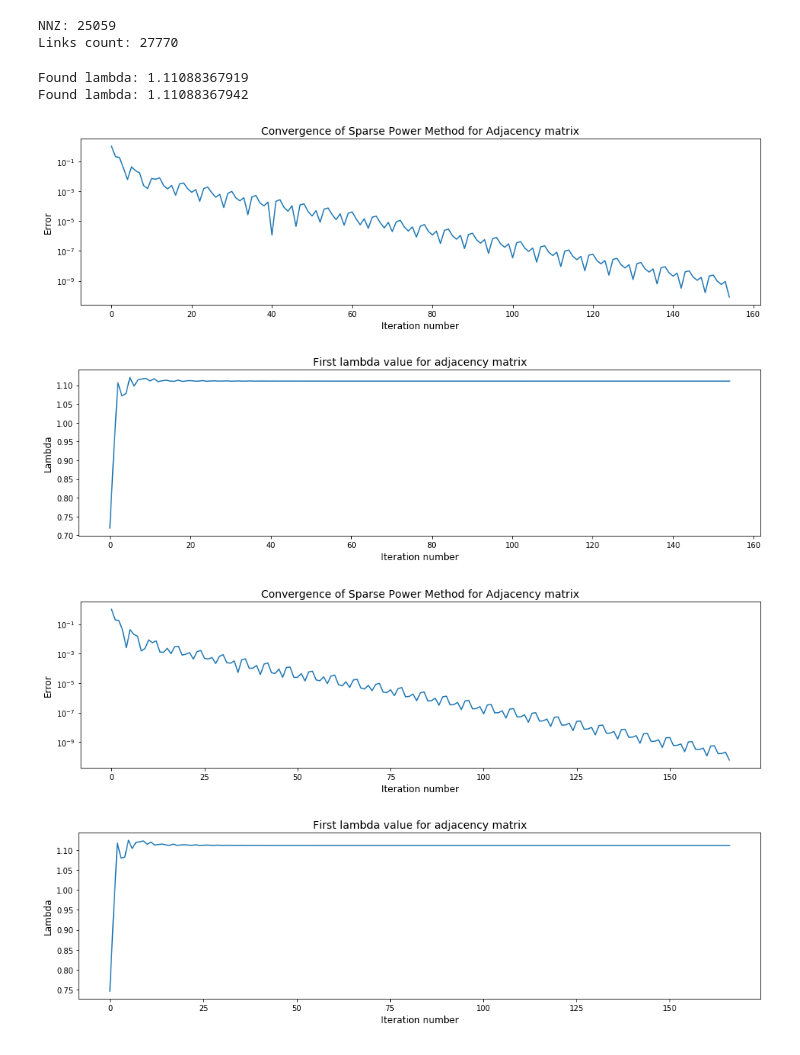
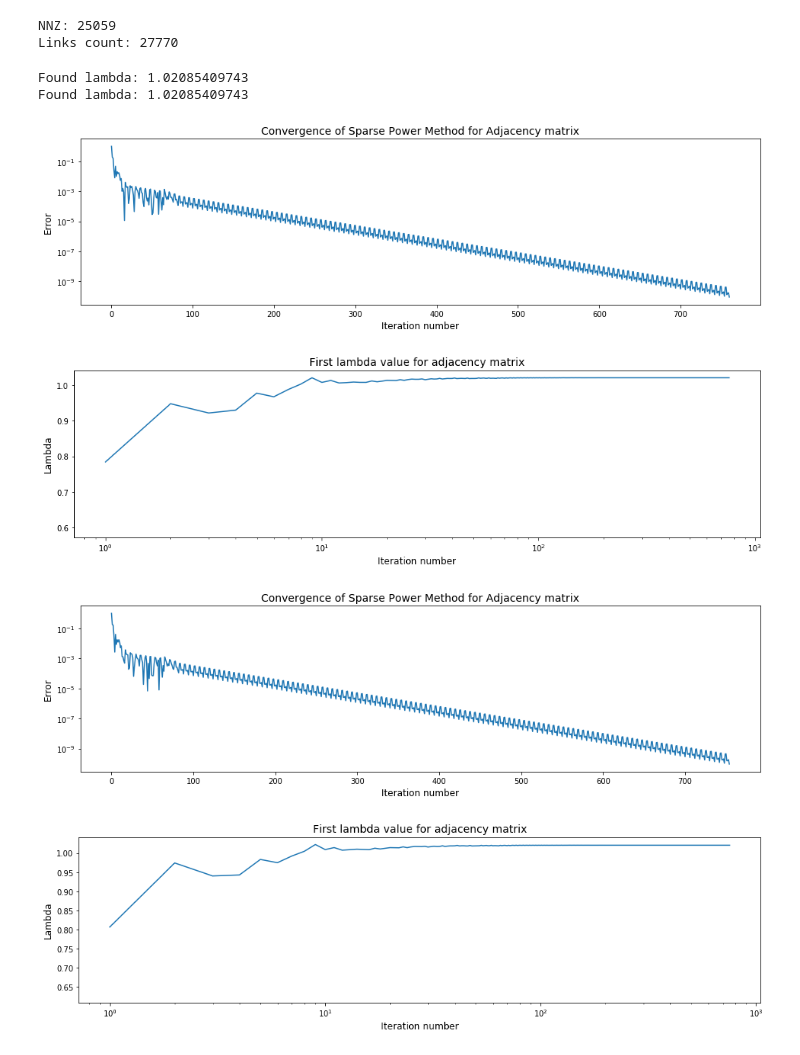
Before and after one commit to bvdmitri/ml-course, a Jupyter notebook: 02.homework/Task 2.ipynb, the cells around one changed output. Cells and saved outputs as stored; diff of their text form; code cells hidden in the pictures.

```diff
--- a/02.homework/Task 2.ipynb
+++ b/02.homework/Task 2.ipynb
@@ -146,6 +146,12 @@ class AdjacencyMatrix:
 
     def getLinksCount(self):
         return self.linksCount
+
+    def getGraph(self):
+        return self.graph
+
+    def getLinkMap(self):
+        return self.linkMap
 
     def generateFromFile(self, fileName):
         k = 0
@@ -188,6 +194,8 @@ class AdjacencyMatrix:
 
         self.matrix =  matrix.tocsr()
         self.nnz = matrix.nnz
+        self.linkMap = linkMap
+        self.graph = graph
 # %%
 class SparseGooglePowerMethodSolver:
     def __init__(self, settings):
@@ -216,6 +224,7 @@ class SparseGooglePowerMethodSolver:
         self.iterations = currentIteration
         self.iterationPoints = iterationPoints
         self.errorPoints = errorPoints
+        self.x = x
 
     def getLambdaPoints(self):
         return self.points
@@ -228,6 +237,9 @@ class SparseGooglePowerMethodSolver:
 
     def getErrorPoints(self):
         return self.errorPoints
+
+    def getX(self):
+        return self.x
 # %%
 matrix = AdjacencyMatrix('data/graph.txt')
 print("NNZ: " + str(matrix.getNNZ()))
@@ -242,44 +254,46 @@ settings = SolverSettings(1e-10, 1000)
 gSolver = SparseGooglePowerMethodSolver(settings)
 
 v0 = np.abs(np.random.randn(matrix.getLinksCount()).reshape(matrix.getLinksCount(), 1))
-gSolver.solve(matrix, 0.85, v0)
+gSolver.solve(matrix, 0.95, v0)
 
 plt.figure(figsize=(16, 4))
 plt.plot(gSolver.getIterationPoints(), gSolver.getErrorPoints())
 plt.title("Convergence of Sparse Power Method for Adjacency matrix", fontsize=14)
 plt.xlabel("Iteration number", fontsize=12)
 plt.ylabel("Error", fontsize=12)
 _ = plt.yscale("log")
 
 plt.figure(figsize=(16, 4))
 plt.plot(gSolver.getIterationPoints(), gSolver.getLambdaPoints())
 plt.title("First lambda value for adjacency matrix", fontsize=14)
 plt.xlabel("Iteration number", fontsize=12)
+plt.xscale("log")
 _ = plt.ylabel("Lambda", fontsize=12)
 
 print("Found lambda: " + str(gSolver.getLambdaPoints()[gSolver.getIterations() - 1][0]))
 
 v0 = np.ones((matrix.getLinksCount(), 1))
-gSolver.solve(matrix, 0.85, v0)
+gSolver.solve(matrix, 0.95, v0)
 
 plt.figure(figsize=(16, 4))
 plt.plot(gSolver.getIterationPoints(), gSolver.getErrorPoints())
 plt.title("Convergence of Sparse Power Method for Adjacency matrix", fontsize=14)
 plt.xlabel("Iteration number", fontsize=12)
 plt.ylabel("Error", fontsize=12)
 _ = plt.yscale("log")
 
 plt.figure(figsize=(16, 4))
 plt.plot(gSolver.getIterationPoints(), gSolver.getLambdaPoints())
 plt.title("First lambda value for adjacency matrix", fontsize=14)
 plt.xlabel("Iteration number", fontsize=12)
+plt.xscale("log")
 _ = plt.ylabel("Lambda", fontsize=12)
 
 print("Found lambda: " + str(gSolver.getLambdaPoints()[gSolver.getIterations() - 1][0]))
 # %% [output]
-Found lambda: 1.11088367919
-Found lambda: 1.11088367942
+Found lambda: 1.02085409743
+Found lambda: 1.02085409743
-[figure, old version]
+[figure, new version]
-[figure, old version]
+[figure, new version]
-[figure, old version]
+[figure, new version]
-[figure, old version]
+[figure, new version]
```
Also changed, not shown: parts of 1 cell of this notebook.
